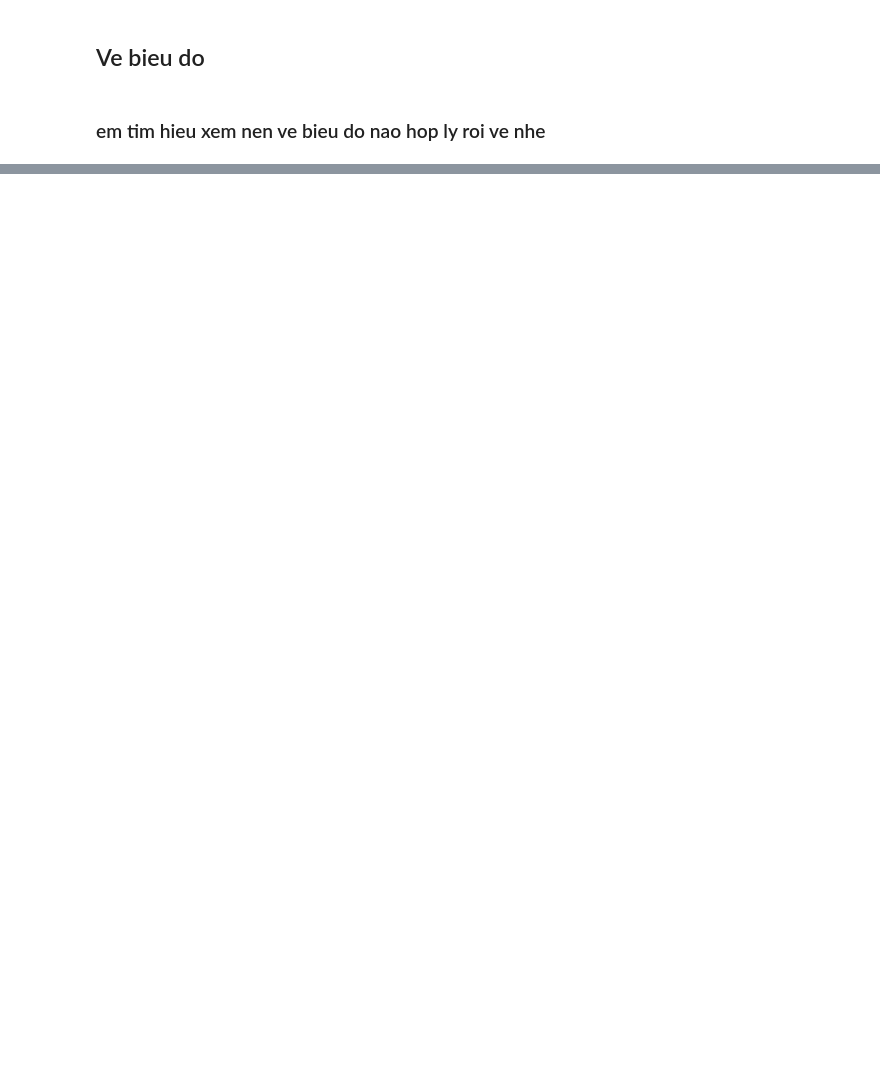
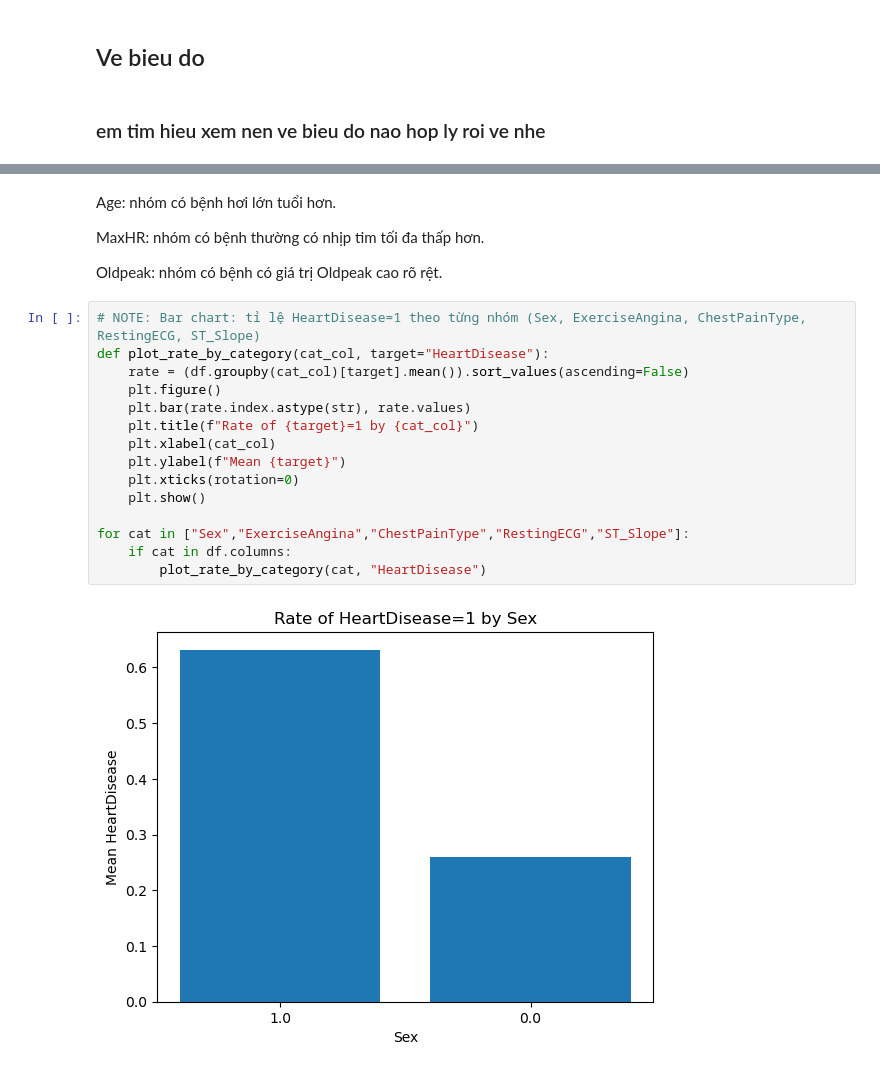
Before and after one commit to tungtimo0808/Heart-Failure-Prediction, a Jupyter notebook: EDA.ipynb, the cells around one changed output, grey strips where cells are left out. Saved outputs shown, nothing was run; the diff lists cells and outputs as text; blank space fills up the shorter version.

```diff
--- a/EDA.ipynb
+++ b/EDA.ipynb
@@ -173,0 +235,23 @@ dtype: int64
+# %% [markdown]
+Age: nhóm có bệnh hơi lớn tuổi hơn.
+
+MaxHR: nhóm có bệnh thường có nhịp tim tối đa thấp hơn.
+
+Oldpeak: nhóm có bệnh có giá trị Oldpeak cao rõ rệt.
+# %%
+# NOTE: Bar chart: tỉ lệ HeartDisease=1 theo từng nhóm (Sex, ExerciseAngina, ChestPainType, RestingECG, ST_Slope)
+def plot_rate_by_category(cat_col, target="HeartDisease"):
+    rate = (df.groupby(cat_col)[target].mean()).sort_values(ascending=False)
+    plt.figure()
+    plt.bar(rate.index.astype(str), rate.values)
+    plt.title(f"Rate of {target}=1 by {cat_col}")
+    plt.xlabel(cat_col)
+    plt.ylabel(f"Mean {target}")
+    plt.xticks(rotation=0)
+    plt.show()
+
+for cat in ["Sex","ExerciseAngina","ChestPainType","RestingECG","ST_Slope"]:
+    if cat in df.columns:
+        plot_rate_by_category(cat, "HeartDisease")
+# %% [output]
+[figure, added]
```
Also changed, not shown: parts of 13 cells of this notebook.
